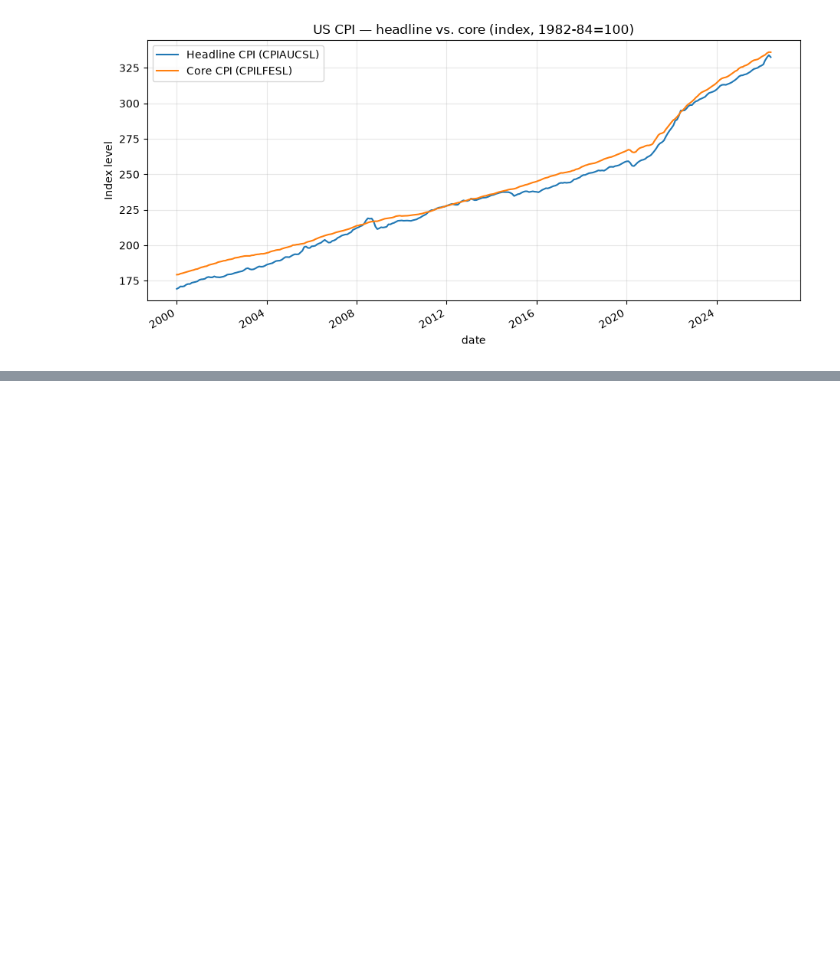
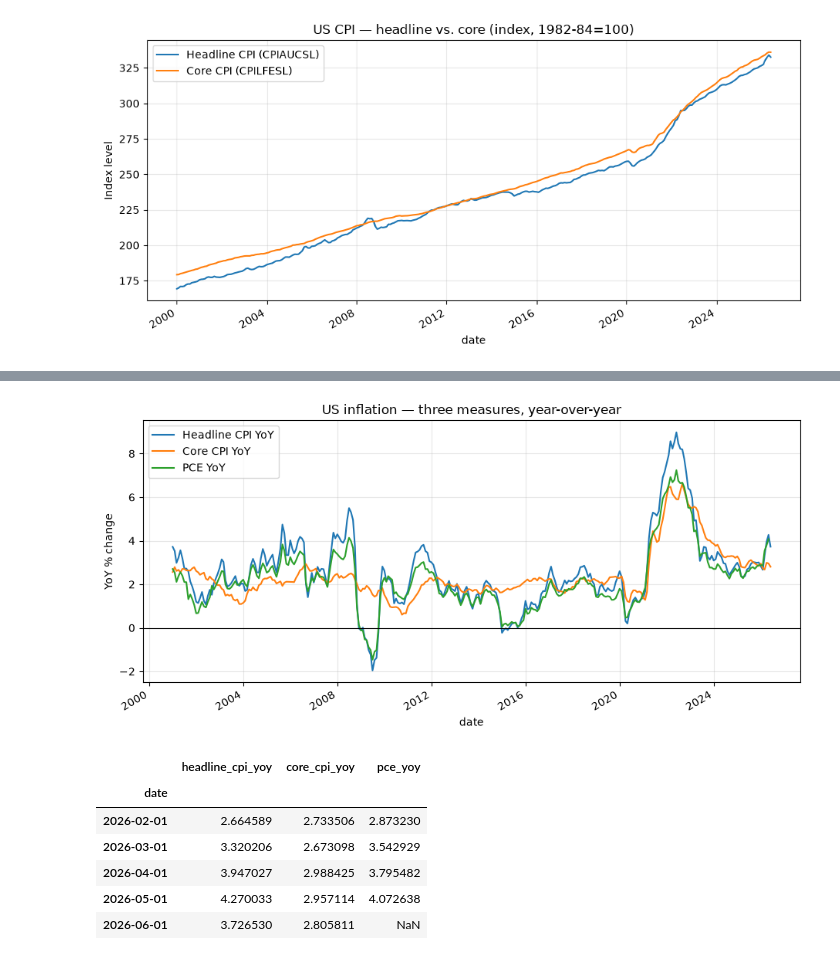
Before and after one commit to thatbeer/macro_data, a Jupyter notebook: notebooks/fred_indicators_query.ipynb, the cells around one changed output, grey strips where cells are left out. Saved outputs shown, nothing was run; the diff lists cells and outputs as text; code cells hidden in the pictures; blank space fills up the shorter version.

Commit message:
Add inflation comparison section to FRED indicators query notebook

```diff
--- a/notebooks/fred_indicators_query.ipynb
+++ b/notebooks/fred_indicators_query.ipynb
@@ -97,0 +105,34 @@ Core CPI (CPILFESL):
+# %%
+pce = fetch_series("PCEPI")
+
+headline_inflation = cpi_headline["value"].pct_change(12) * 100
+core_inflation = cpi_core["value"].pct_change(12) * 100
+pce_inflation = pce["value"].pct_change(12) * 100
+
+fig, ax = plt.subplots(figsize=(11, 5))
+headline_inflation.plot(ax=ax, label="Headline CPI YoY")
+core_inflation.plot(ax=ax, label="Core CPI YoY")
+pce_inflation.plot(ax=ax, label="PCE YoY")
+ax.set_title("US inflation — three measures, year-over-year")
+ax.set_ylabel("YoY % change")
+ax.axhline(0, color="black", linewidth=0.8)
+ax.legend()
+ax.grid(alpha=0.3)
+plt.show()
+
+pd.DataFrame(
+    {
+        "headline_cpi_yoy": headline_inflation,
+        "core_cpi_yoy": core_inflation,
+        "pce_yoy": pce_inflation,
+    }
+).tail()
+# %% [output]
+[figure, added]
+|  | headline_cpi_yoy | core_cpi_yoy | pce_yoy |
+| date |  |  |  |
+| 2026-02-01 | 2.664589 | 2.733506 | 2.873230 |
+| 2026-03-01 | 3.320206 | 2.673098 | 3.542929 |
+| 2026-04-01 | 3.947027 | 2.988425 | 3.795482 |
+| 2026-05-01 | 4.270033 | 2.957114 | 4.072638 |
+| 2026-06-01 | 3.726530 | 2.805811 | NaN |
```
Also changed, not shown: parts of 1 cell of this notebook.
